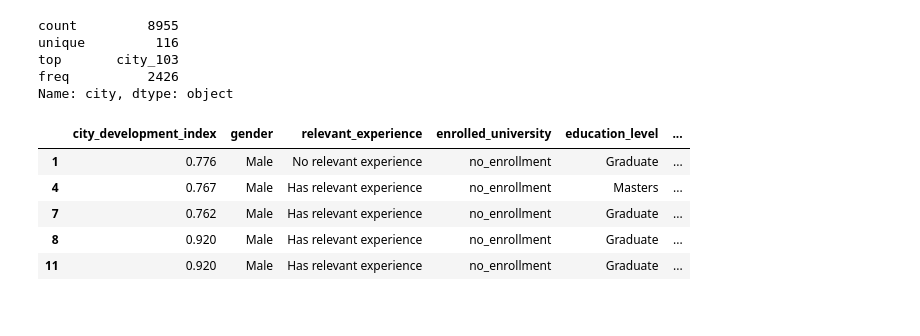
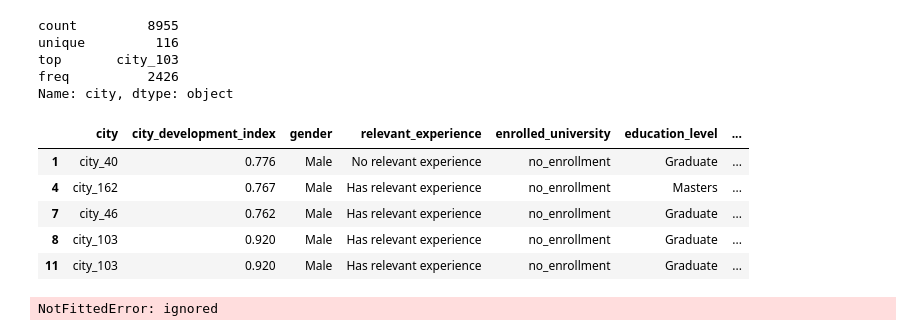
Before and after one commit to raul-miranda/DS-201-Project-1, a Jupyter notebook: Project_1.ipynb, the cells around one changed output. Drawn from its saved outputs; the diff is of its cells as text; code cells hidden in the pictures.

```diff
--- a/Project_1.ipynb
+++ b/Project_1.ipynb
@@ -598,15 +604,15 @@ from sklearn.linear_model import LogisticRegression
 from sklearn.model_selection import train_test_split
 # %%
 # drop enrollee_id, city
-new_training2 = new_training.drop(['enrollee_id','city'], axis=1)
+new_training2 = new_training.drop(['enrollee_id'], axis=1)
 new_training2.head()
 # %% [output]
-|  | city_development_index | gender | relevant_experience | enrolled_university | education_level | ... |
-| 1 | 0.776 | Male | No relevant experience | no_enrollment | Graduate | ... |
-| 4 | 0.767 | Male | Has relevant experience | no_enrollment | Masters | ... |
-| 7 | 0.762 | Male | Has relevant experience | no_enrollment | Graduate | ... |
-| 8 | 0.920 | Male | Has relevant experience | no_enrollment | Graduate | ... |
-| 11 | 0.920 | Male | Has relevant experience | no_enrollment | Graduate | ... |
+|  | city | city_development_index | gender | relevant_experience | enrolled_university | education_level | ... |
+| 1 | city_40 | 0.776 | Male | No relevant experience | no_enrollment | Graduate | ... |
+| 4 | city_162 | 0.767 | Male | Has relevant experience | no_enrollment | Masters | ... |
+| 7 | city_46 | 0.762 | Male | Has relevant experience | no_enrollment | Graduate | ... |
+| 8 | city_103 | 0.920 | Male | Has relevant experience | no_enrollment | Graduate | ... |
+| 11 | city_103 | 0.920 | Male | Has relevant experience | no_enrollment | Graduate | ... |
 # %%
 y = new_training2.target.copy()
 X = new_training2.drop(['target'], axis=1)
@@ -618,3 +624,5 @@ y_pred = pd.Series(model.predict(X))
 z = pd.concat([y, y_pred], axis=1)
 z.columns = ['True', 'Prediction']
 z.head()
+# %% [output]
+NotFittedError: ignored
```
Also changed, not shown: parts of 21 cells of this notebook.
